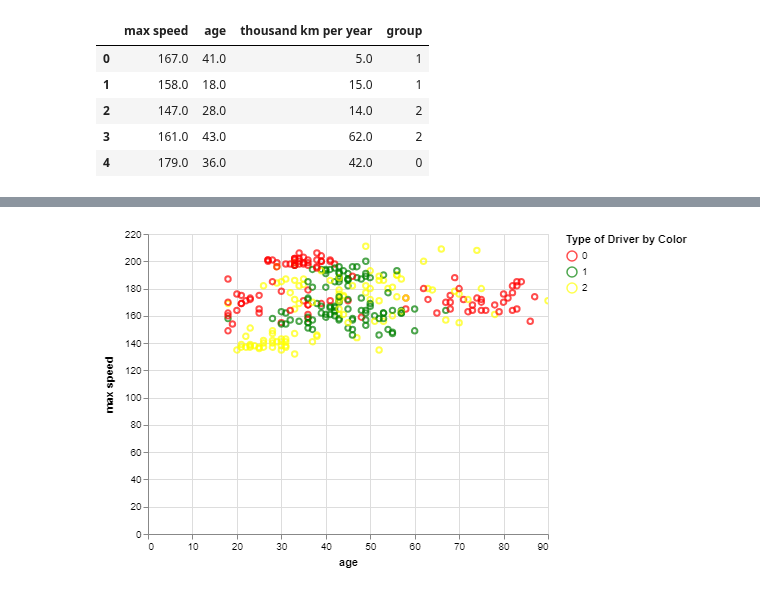
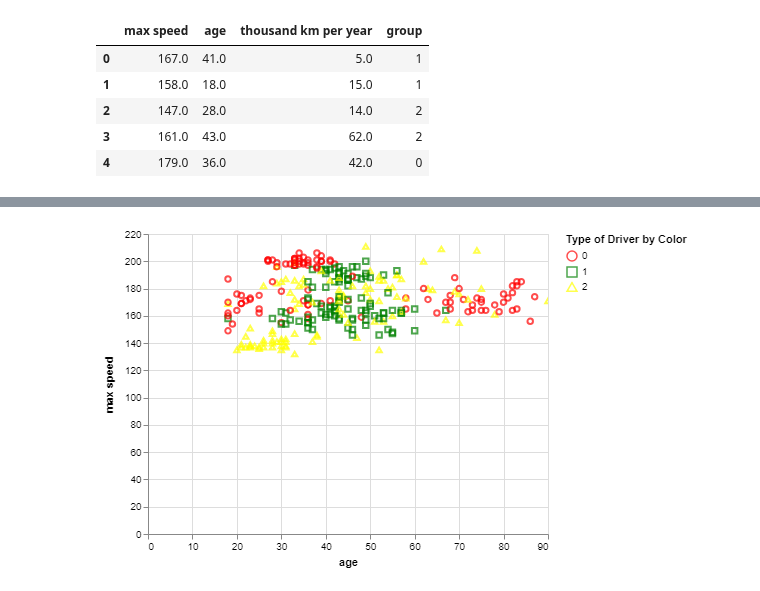
Before and after one commit to DJCordhose/ai, a Jupyter notebook: notebooks/altair-sandbox/car-insurance.ipynb, the cells around one changed output, grey strips where cells are left out. Drawn from its saved outputs; the diff is of its cells as text; code cells hidden in the pictures.

```diff
--- a/notebooks/altair-sandbox/car-insurance.ipynb
+++ b/notebooks/altair-sandbox/car-insurance.ipynb
@@ -33,16 +36,17 @@ customers.head()
 # %%
 # https://altair-viz.github.io/user_guide/encoding.html
 # https://altair-viz.github.io/user_guide/customization.html
 
 alt.Chart(customers).mark_point().encode(
     x='age',
     y='max speed',
+    shape='group',
     color=alt.Color('group',
           type='nominal',
           legend=alt.Legend(title="Type of Driver by Color"),
           scale=alt.Scale(
                       range=['red', 'green', 'yellow'])),
 ).interactive()
 # %% [output]
 [interactive output not drawn]
-[figure, old version]
+[figure, new version]
```
Also changed, not shown: parts of 3 cells of this notebook.
